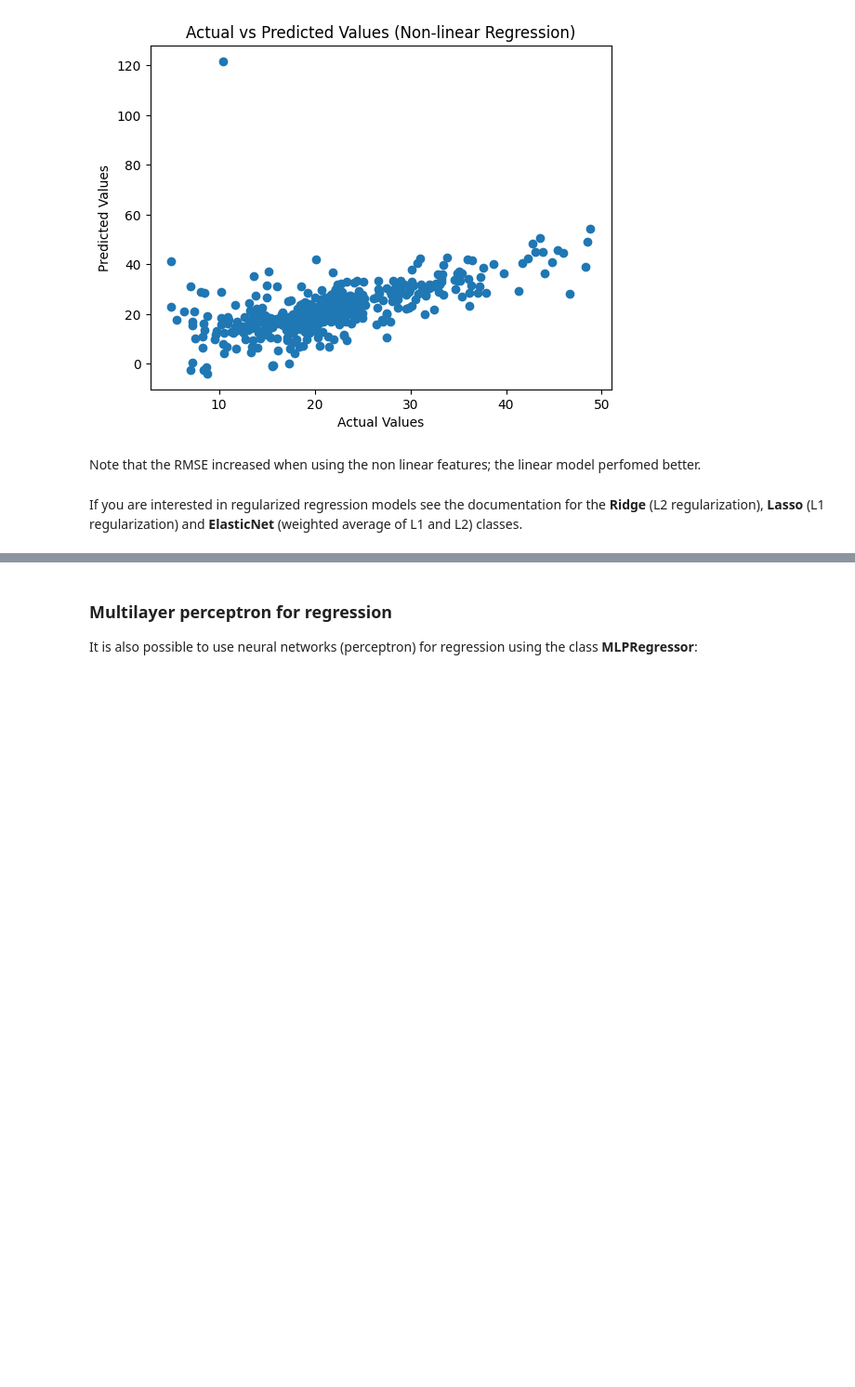
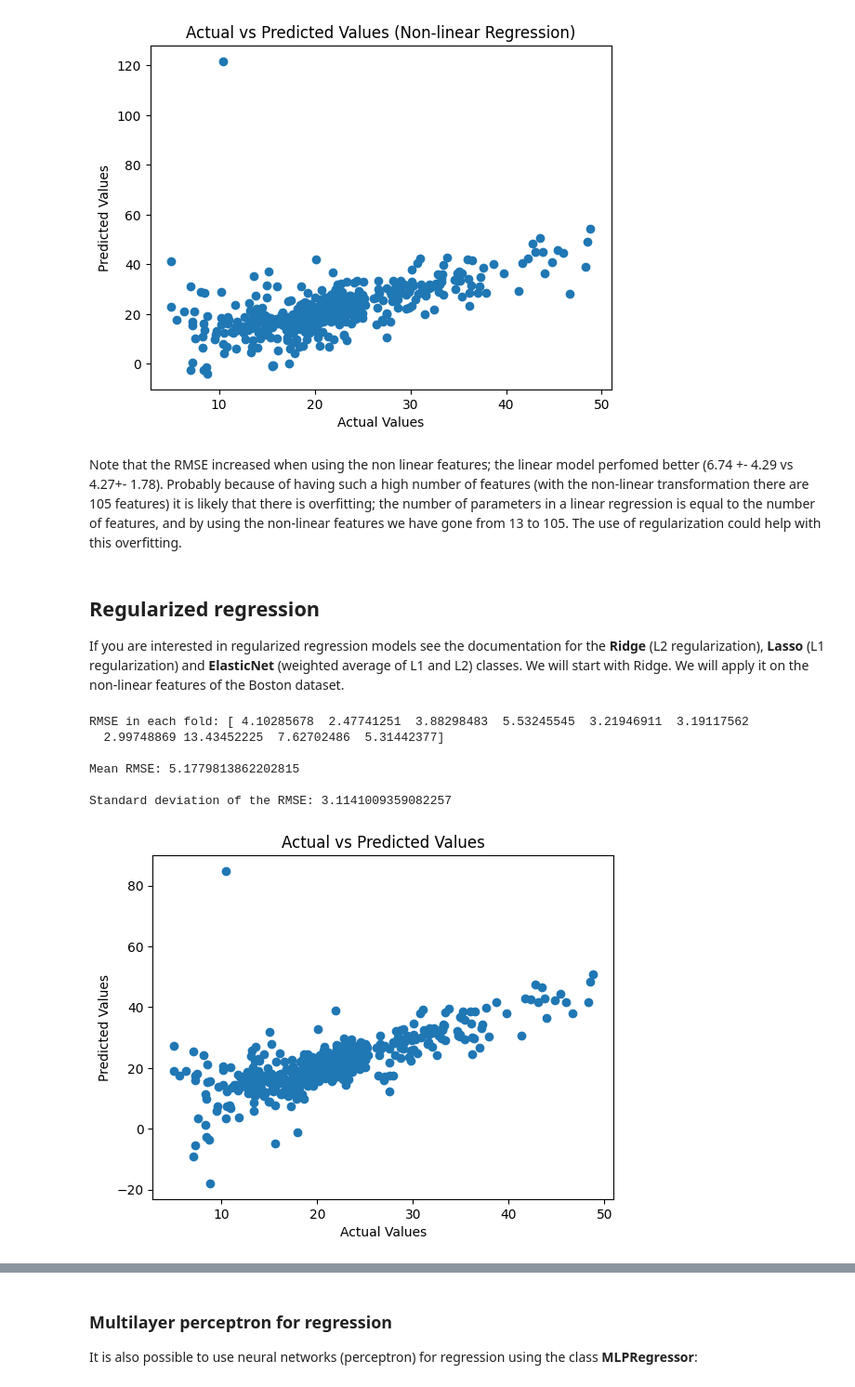
Before and after one commit to AbrahamOtero/MLiB, a Jupyter notebook: 4_PredictiveModels.ipynb, the cells around one changed output, grey strips where cells are left out. Shown at 93% size. Saved outputs shown, nothing was run; the diff lists cells and outputs as text; code cells hidden in the pictures; blank space fills up the shorter version.

```diff
--- a/4_PredictiveModels.ipynb
+++ b/4_PredictiveModels.ipynb
@@ -676,13 +594,13 @@ from sklearn.preprocessing import PolynomialFeatures
 degree = 2  # Polynomial degree
 poly_features = PolynomialFeatures(degree=degree)
 
-x_nonlinear = poly_features.fit_transform(X)
+X_nonlinear = poly_features.fit_transform(X)
 
 # Create the non-linear regression model
 model = LinearRegression()
 
 # Perform 10-fold cross-validation
-scores = cross_val_score(model, x_nonlinear, y, cv=10, scoring='neg_mean_squared_error')
+scores = cross_val_score(model, X_nonlinear, y, cv=10, scoring='neg_mean_squared_error')
 
 # The scores obtained are negative errors, so we convert them to positive
 rmse_scores = np.sqrt(-scores)
@@ -693,7 +611,7 @@ print("\nMean RMSE:", rmse_scores.mean())
 print("\nStandard deviation of the RMSE:", rmse_scores.std())
 
 # Make predictions
-y_pred = cross_val_predict(model, x_nonlinear, y, cv=10)
+y_pred = cross_val_predict(model, X_nonlinear, y, cv=10)
 
 # Plot the actual vs predicted values
 plt.scatter(y, y_pred)
@@ -709,7 +627,46 @@ Mean RMSE: 6.7445815925386885
 
 Standard deviation of the RMSE: 4.293431812715369
 [figure]
-# %% [markdown]
-Note that the RMSE increased when using the non linear features; the linear model perfomed better.
+# %% [markdown]
+Note that the RMSE increased when using the non linear features; the linear model perfomed better (6.74 +- 4.29 vs 4.27+- 1.78). Probably because of having such a high number of features (with the non-linear transformation there are 105 features) it is likely that there is overfitting; the number of parameters in a linear regression is equal to the number of features, and by using the non-linear features we have gone from 13 to 105. The use of regularization could help with this overfitting.
 # %% [markdown]
-If you are interested in regularized regression models see the documentation for the **Ridge** (L2 regularization), **Lasso** (L1 regularization) and **ElasticNet** (weighted average of L1 and L2) classes.
+## Regularized regression
+If you are interested in regularized regression models see the documentation for the **Ridge** (L2 regularization), **Lasso** (L1 regularization) and **ElasticNet** (weighted average of L1 and L2) classes. We will start with Ridge. We will apply it on the non-linear features of the Boston dataset.
+# %%
+from sklearn.linear_model import Ridge
+
+# Assuming that X_nonlinear and y are already defined from the previous linear regression example
+
+# Create the Ridge regression model;
+# aplha is a constant that multiplies the L2 term, controlling regularization strength.
+# The default value is 1.0, but in my tests a higher value gives slightly better performance.
+model = Ridge(alpha=2, random_state=42)
+
+# Perform 10-fold cross-validation
+scores = cross_val_score(model, X_nonlinear, y, cv=10, scoring='neg_mean_squared_error')
+
+# The scores obtained are negative errors (scoring='neg_mean_squared_error'), so we convert them to positive
+rmse_scores = np.sqrt(-scores)
+
+# Print the results
+print("RMSE in each fold:", rmse_scores)
+print("\nMean RMSE:", rmse_scores.mean())
+print("\nStandard deviation of the RMSE:", rmse_scores.std())
+
+# Make predictions
+y_pred = cross_val_predict(model, X_nonlinear, y, cv=10)
+
+# Plot the actual vs predicted values
+plt.scatter(y, y_pred)
+plt.xlabel("Actual Values")
+plt.ylabel("Predicted Values")
+plt.title("Actual vs Predicted Values")
+plt.show()
+# %% [output]
+RMSE in each fold: [ 4.10285678  2.47741251  3.88298483  5.53245545  3.21946911  3.19117562
+  2.99748869 13.43452225  7.62702486  5.31442377]
+
+Mean RMSE: 5.1779813862202815
+
+Standard deviation of the RMSE: 3.1141009359082257
+[figure, added]
```
Also changed, not shown: parts of 13 cells of this notebook.
